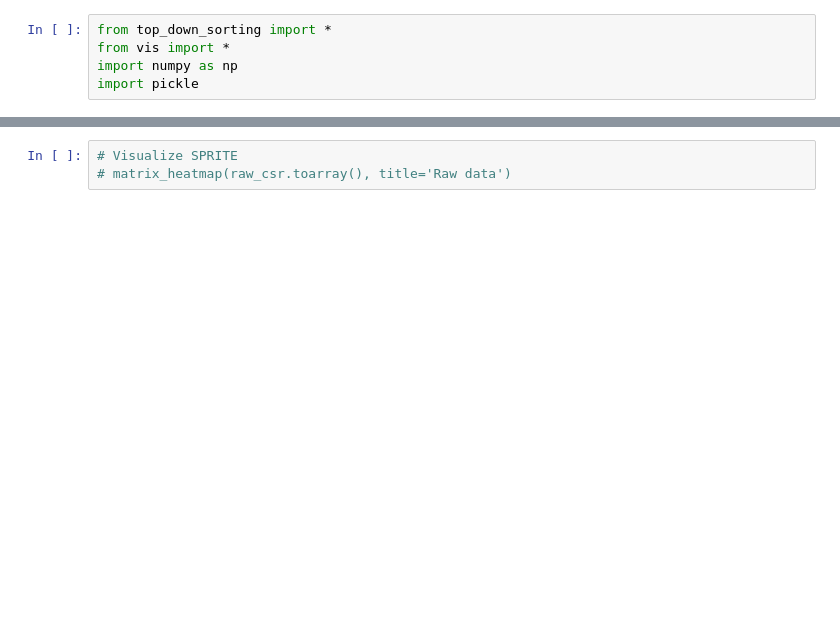
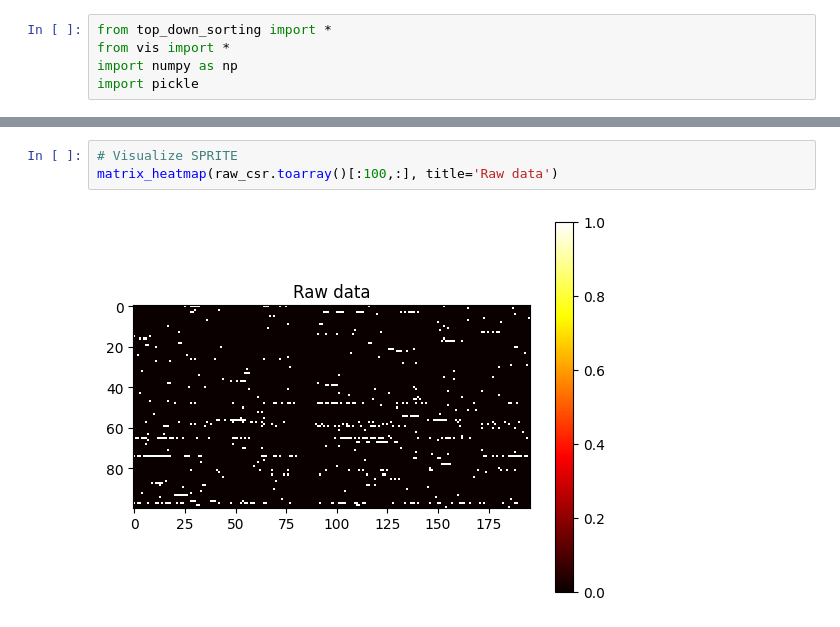
Before and after one commit to jacjosep1/JNI-Toy-Example, a Jupyter notebook: incidence_data_structure/test.ipynb, the cells around one changed output, grey strips where cells are left out. Drawn from its saved outputs; the diff is of its cells as text; blank space fills up the shorter version.

```diff
--- a/incidence_data_structure/test.ipynb
+++ b/incidence_data_structure/test.ipynb
@@ -34,6 +67,8 @@ NameError: name 'As' is not defined
 # %%
 # Visualize SPRITE
-# matrix_heatmap(raw_csr.toarray(), title='Raw data')
+matrix_heatmap(raw_csr.toarray()[:100,:], title='Raw data')
+# %% [output]
+[figure, added]
 # %%
 # # Load raw data csr matrix
 datafile = 'example2.pkl'
```
Also changed, not shown: parts of 10 cells of this notebook.
